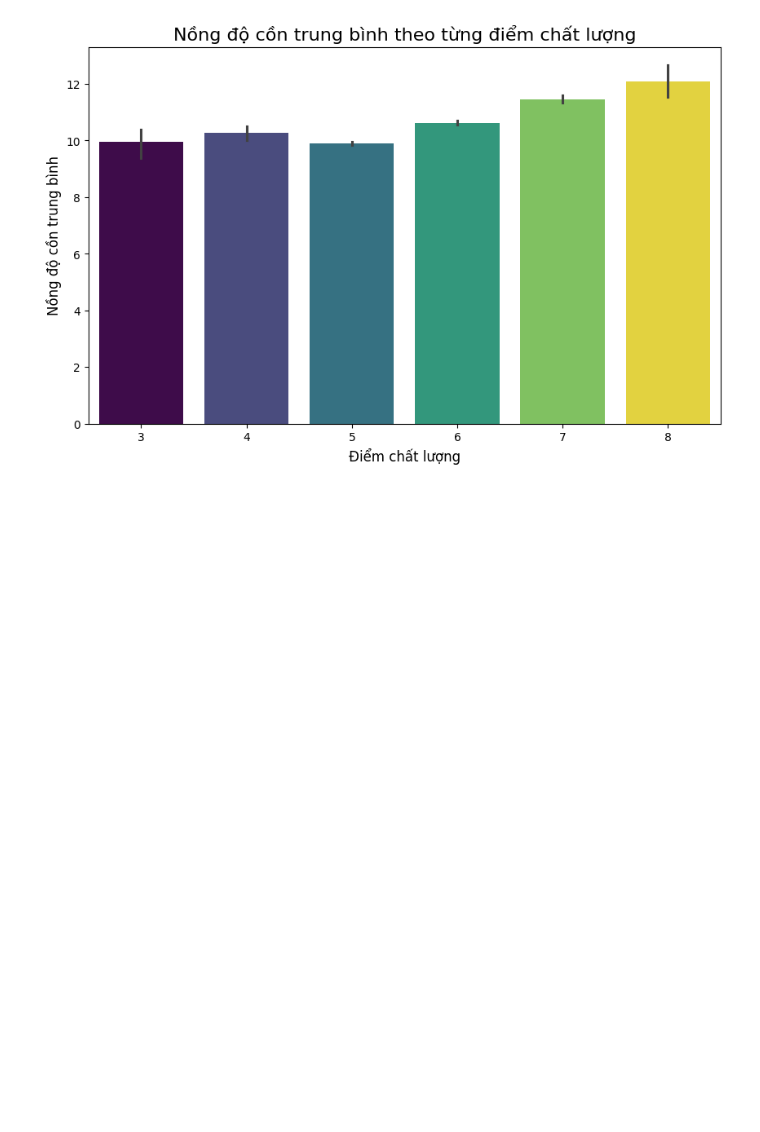
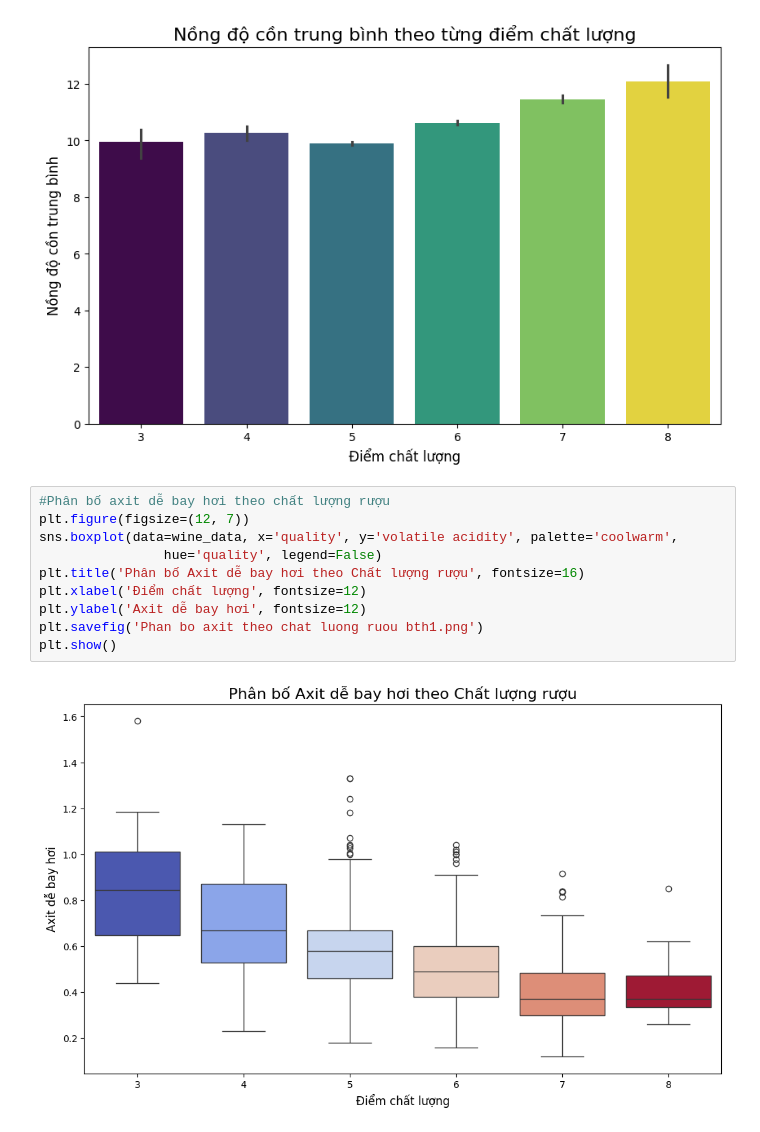
Before and after one commit to plkimtuyen05-boop/ktltsp.ueh25, a Jupyter notebook: midterm/th1 thong ke mo ta.ipynb, the cells around one changed output. Saved outputs shown, nothing was run; the diff lists cells and outputs as text; blank space fills up the shorter version.

```diff
--- a/midterm/th1 thong ke mo ta.ipynb
+++ b/midterm/th1 thong ke mo ta.ipynb
@@ -276,3 +276,15 @@ plt.savefig('Bieu do nong do con theo chat luong bth 1.png')
 plt.show()
 # %% [output]
 [figure]
+# %%
+#Phân bố axit dễ bay hơi theo chất lượng rượu
+plt.figure(figsize=(12, 7))
+sns.boxplot(data=wine_data, x='quality', y='volatile acidity', palette='coolwarm',
+                hue='quality', legend=False)
+plt.title('Phân bố Axit dễ bay hơi theo Chất lượng rượu', fontsize=16)
+plt.xlabel('Điểm chất lượng', fontsize=12)
+plt.ylabel('Axit dễ bay hơi', fontsize=12)
+plt.savefig('Phan bo axit theo chat luong ruou bth1.png')
+plt.show()
+# %% [output]
+[figure, added]
```
Also changed, not shown: parts of 3 cells of this notebook, 3 other files.
